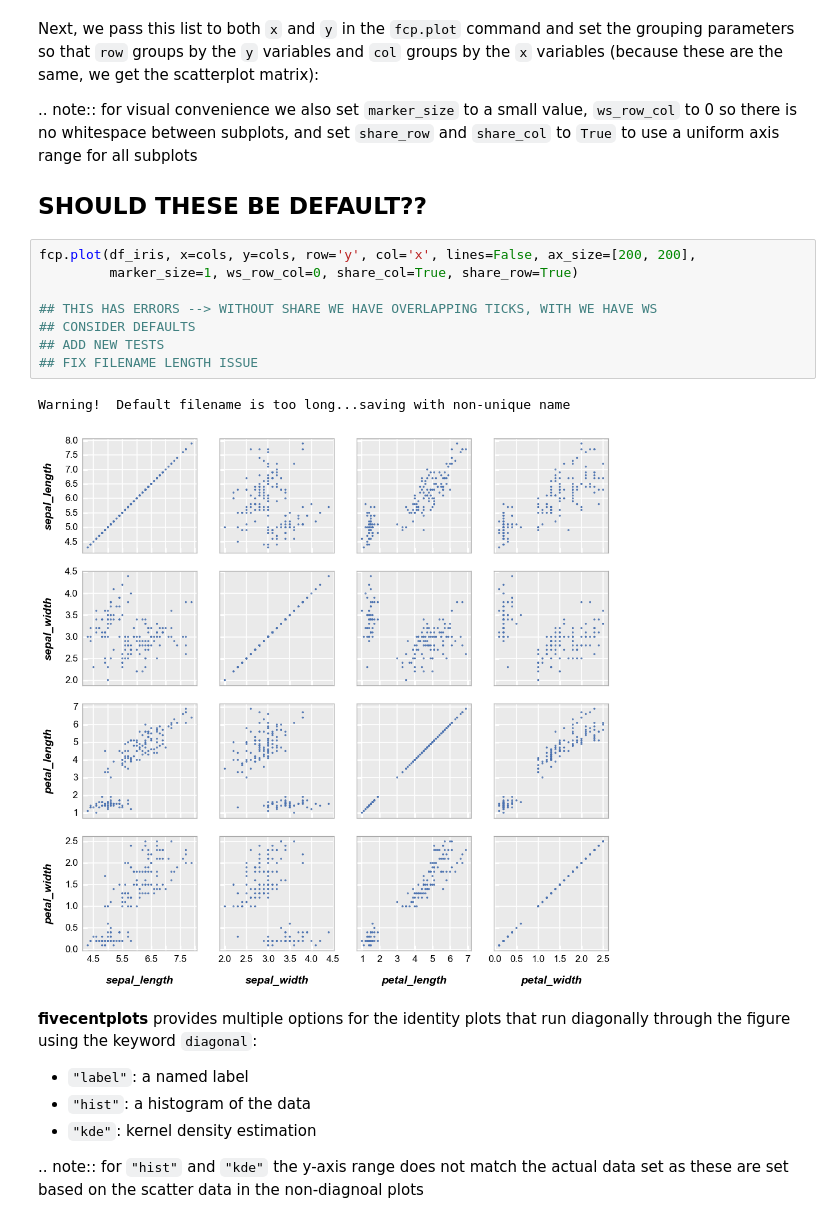
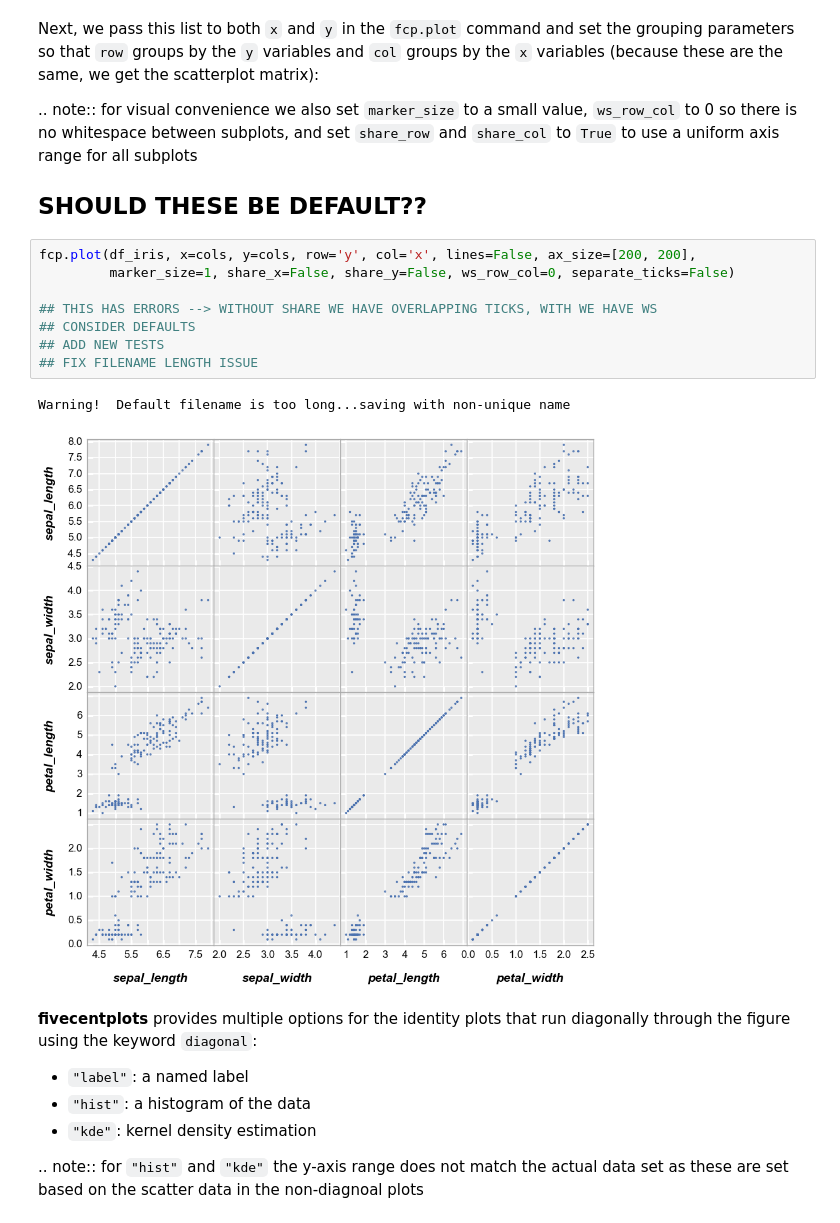
Before and after one commit to endangeredoxen/fivecentplots, a Jupyter notebook: doc/basics/grouping.ipynb, the cells around one changed output. Saved outputs shown, nothing was run; the diff lists cells and outputs as text.

```diff
--- a/doc/basics/grouping.ipynb
+++ b/doc/basics/grouping.ipynb
@@ -276,15 +276,15 @@ Next, we pass this list to both `x` and `y` in the `fcp.plot` command and set th
 ## SHOULD THESE BE DEFAULT??
 # %%
 fcp.plot(df_iris, x=cols, y=cols, row='y', col='x', lines=False, ax_size=[200, 200],
-         marker_size=1, ws_row_col=0, share_col=True, share_row=True)
+         marker_size=1, share_x=False, share_y=False, ws_row_col=0, separate_ticks=False)
 
 ## THIS HAS ERRORS --> WITHOUT SHARE WE HAVE OVERLAPPING TICKS, WITH WE HAVE WS
 ## CONSIDER DEFAULTS
 ## ADD NEW TESTS
 ## FIX FILENAME LENGTH ISSUE
 # %% [output]
 Warning!  Default filename is too long...saving with non-unique name
-[figure, old version]
+[figure, new version]
 # %% [markdown]
 **fivecentplots** provides multiple options for the identity plots that run diagonally through the figure using the keyword `diagonal`:
 
```
Also changed, not shown: parts of 1 cell of this notebook, 4 other files.
